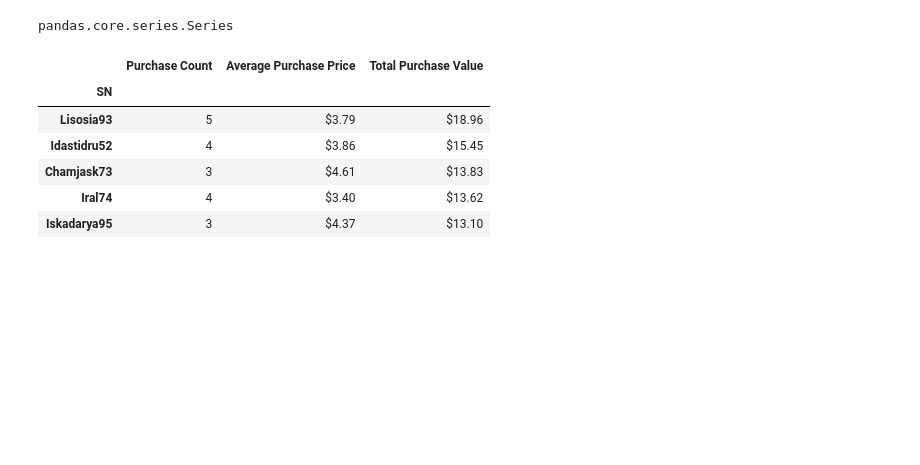
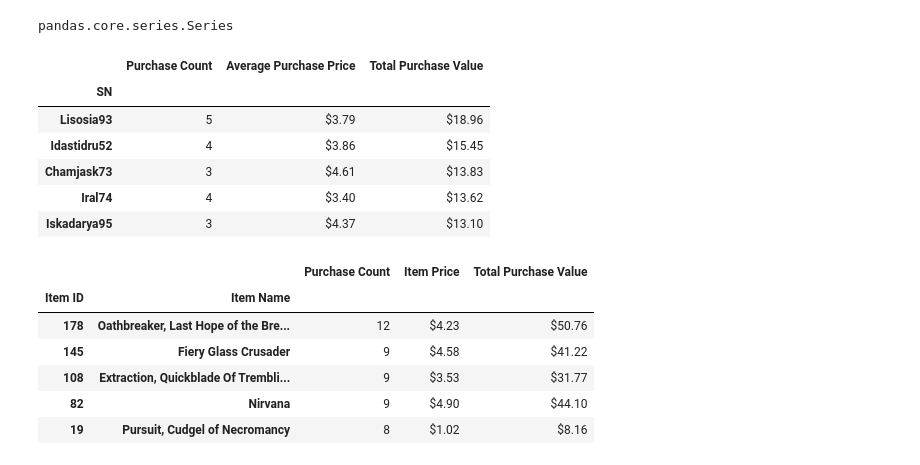
Before and after one commit to jhustles/pandas_hw4, a Jupyter notebook: pandas_game_data_analysis.ipynb, the cells around one changed output. Cells and saved outputs as stored; diff of their text form; code cells hidden in the pictures; blank space fills up the shorter version.

Commit message:
Completed top spenders and most profitable items analysis

```diff
--- a/pandas_game_data_analysis.ipynb
+++ b/pandas_game_data_analysis.ipynb
@@ -563,3 +563,41 @@ item_purch_ct_df = pd.DataFrame(item_purch_ct)
 # rename the column
 item_purch_ct_df = item_purch_ct_df.rename(columns={"Price": "Purchase Count"})
 #item_purch_ct_df.head()
+# %%
+# calculate total purchase value same way as above
+item_total_purchval = popular_items_df.sum()
+type(item_total_purchval)
+
+item_total_purchval_df = pd.DataFrame(item_total_purchval)
+item_total_purchval_df = item_total_purchval_df.rename(columns={"Price":"Total Purchase Value"})
+#item_total_purchval_df.head()
+# %%
+# calculate item price and store into a dataframe
+
+item_price = (item_total_purchval / item_purch_ct)
+#type(item_price_df)
+item_price_df = pd.DataFrame(item_price)
+
+# rename column
+item_price_df = item_price_df.rename(columns={"Price":"Item Price"})
+#item_price_df.head()
+# %%
+#concat all three dataframes  by the column axis (axis=1)
+item_summary_table_df = pd.concat([item_purch_ct_df, item_price_df, item_total_purchval_df], axis=1)
+
+# sort the data by descending
+item_summary_table_df = item_summary_table_df.sort_values(by='Purchase Count', ascending=False)
+
+#format the dataframe columns
+item_summary_table_df["Item Price"] = item_summary_table_df["Item Price"].map("${:.2f}".format)
+item_summary_table_df["Total Purchase Value"] = item_summary_table_df["Total Purchase Value"].map("${:.2f}".format)
+
+item_summary_table_df.head()
+# %% [output]
+|  |  | Purchase Count | Item Price | Total Purchase Value |
+| Item ID | Item Name |  |  |  |
+| 178 | Oathbreaker, Last Hope of the Bre... | 12 | $4.23 | $50.76 |
+| 145 | Fiery Glass Crusader | 9 | $4.58 | $41.22 |
+| 108 | Extraction, Quickblade Of Trembli... | 9 | $3.53 | $31.77 |
+| 82 | Nirvana | 9 | $4.90 | $44.10 |
+| 19 | Pursuit, Cudgel of Necromancy | 8 | $1.02 | $8.16 |
```
Also changed, not shown: parts of 3 cells of this notebook.
